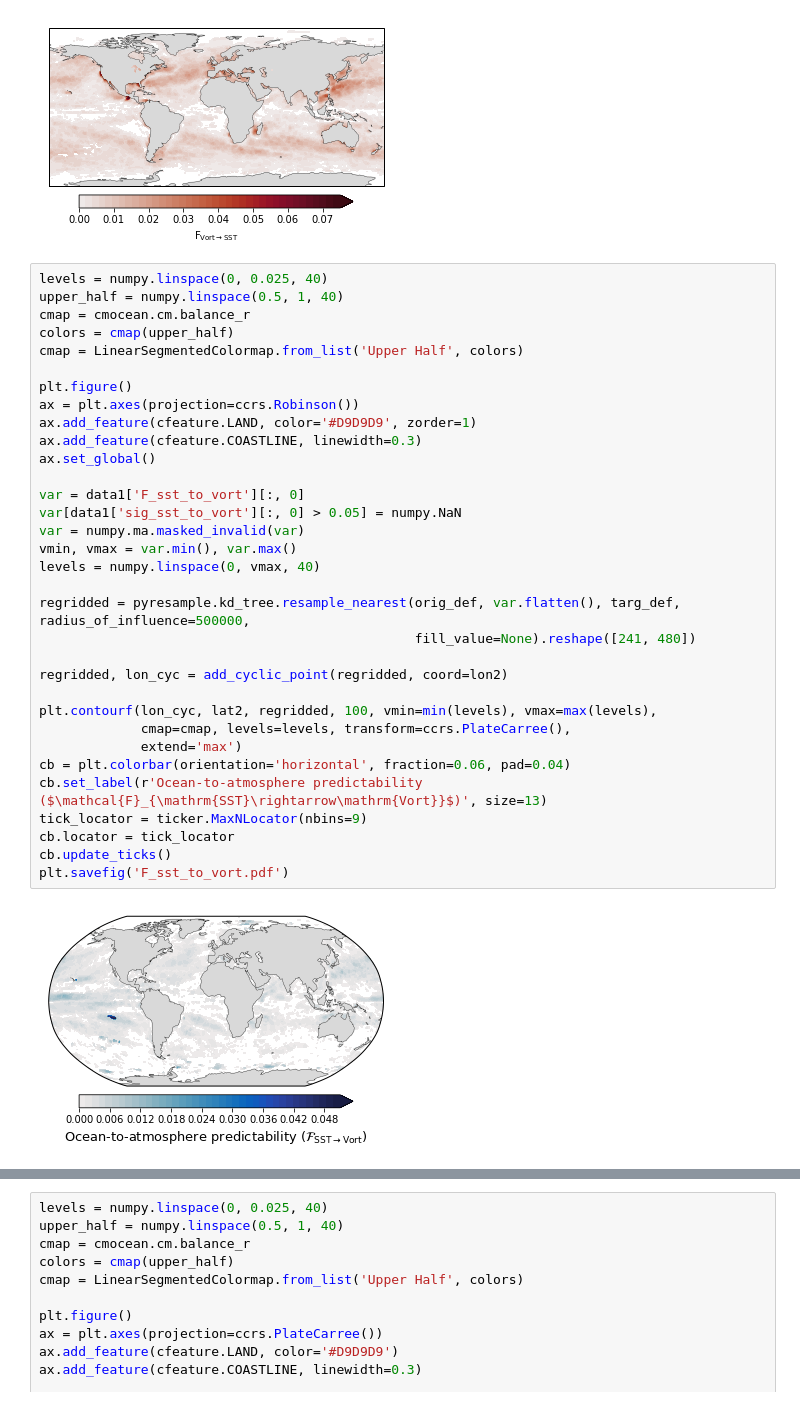
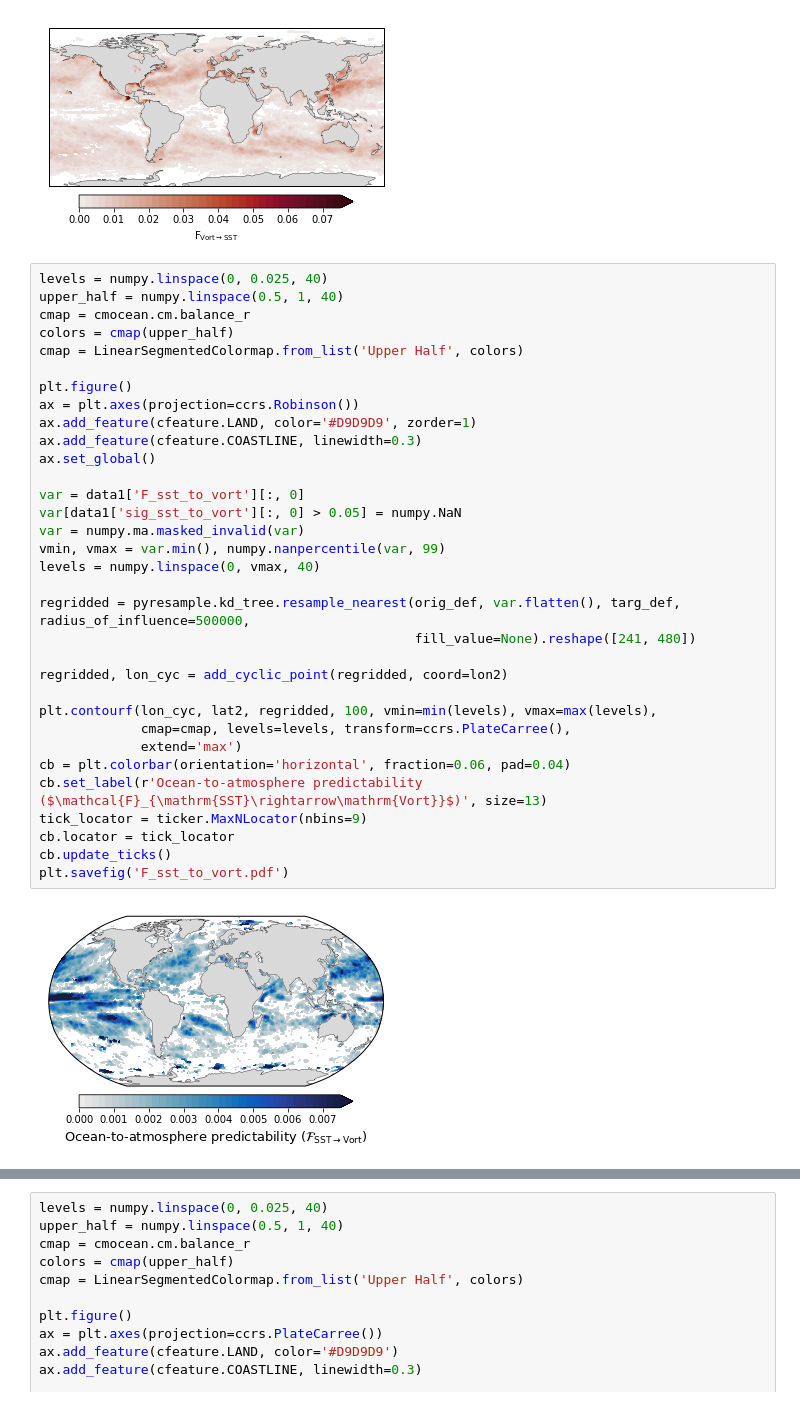
Before and after one commit to eviatarbach/predictability, a Jupyter notebook: Plots.ipynb, the cells around one changed output, grey strips where cells are left out. Cells and saved outputs as stored; diff of their text form.

```diff
--- a/Plots.ipynb
+++ b/Plots.ipynb
@@ -206,32 +222,32 @@ upper_half = numpy.linspace(0.5, 1, 40)
 cmap = cmocean.cm.balance_r
 colors = cmap(upper_half)
 cmap = LinearSegmentedColormap.from_list('Upper Half', colors)
 
 plt.figure()
 ax = plt.axes(projection=ccrs.Robinson())
 ax.add_feature(cfeature.LAND, color='#D9D9D9', zorder=1)
 ax.add_feature(cfeature.COASTLINE, linewidth=0.3)
 ax.set_global()
 
 var = data1['F_sst_to_vort'][:, 0]
 var[data1['sig_sst_to_vort'][:, 0] > 0.05] = numpy.NaN
 var = numpy.ma.masked_invalid(var)
-vmin, vmax = var.min(), var.max()
+vmin, vmax = var.min(), numpy.nanpercentile(var, 99)
 levels = numpy.linspace(0, vmax, 40)
 
 regridded = pyresample.kd_tree.resample_nearest(orig_def, var.flatten(), targ_def, radius_of_influence=500000,
                                                 fill_value=None).reshape([241, 480])
 
 regridded, lon_cyc = add_cyclic_point(regridded, coord=lon2)
 
 plt.contourf(lon_cyc, lat2, regridded, 100, vmin=min(levels), vmax=max(levels),
              cmap=cmap, levels=levels, transform=ccrs.PlateCarree(),
              extend='max')
 cb = plt.colorbar(orientation='horizontal', fraction=0.06, pad=0.04)
 cb.set_label(r'Ocean-to-atmosphere predictability ($\mathcal{F}_{\mathrm{SST}\rightarrow\mathrm{Vort}}$)', size=13)
 tick_locator = ticker.MaxNLocator(nbins=9)
 cb.locator = tick_locator
 cb.update_ticks()
 plt.savefig('F_sst_to_vort.pdf')
 # %% [output]
-[figure, old version]
+[figure, new version]
```
Also changed, not shown: parts of 37 cells of this notebook, 8 other files.
